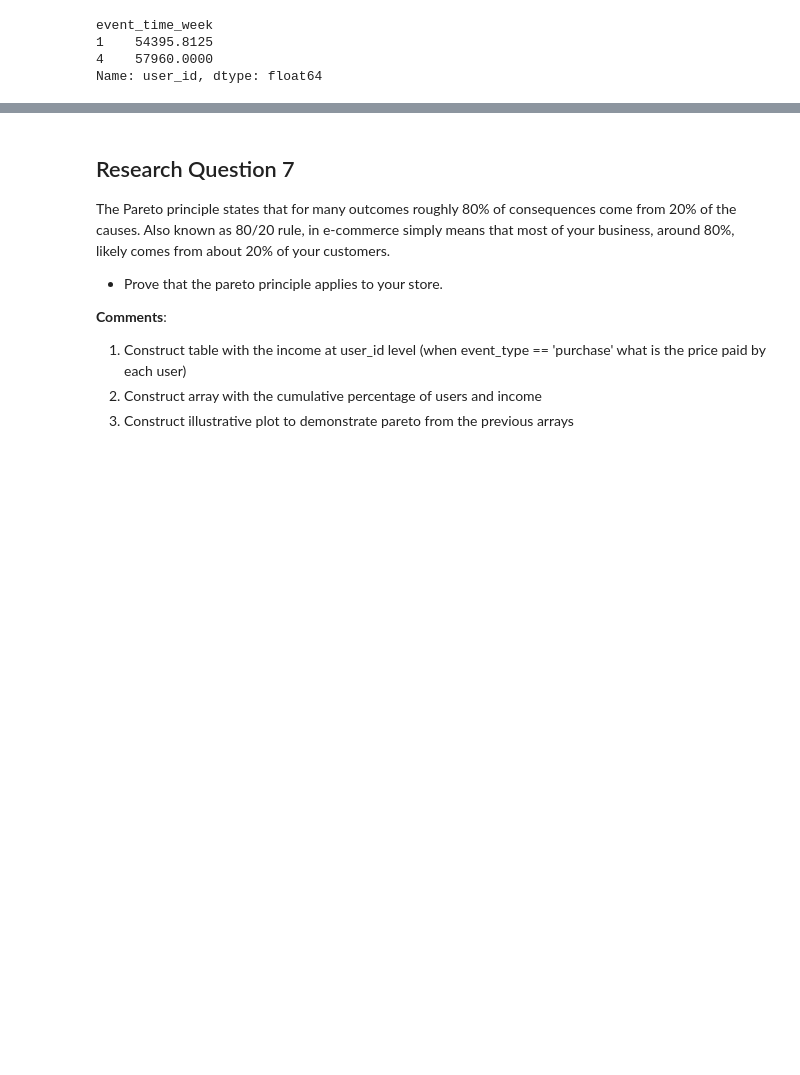
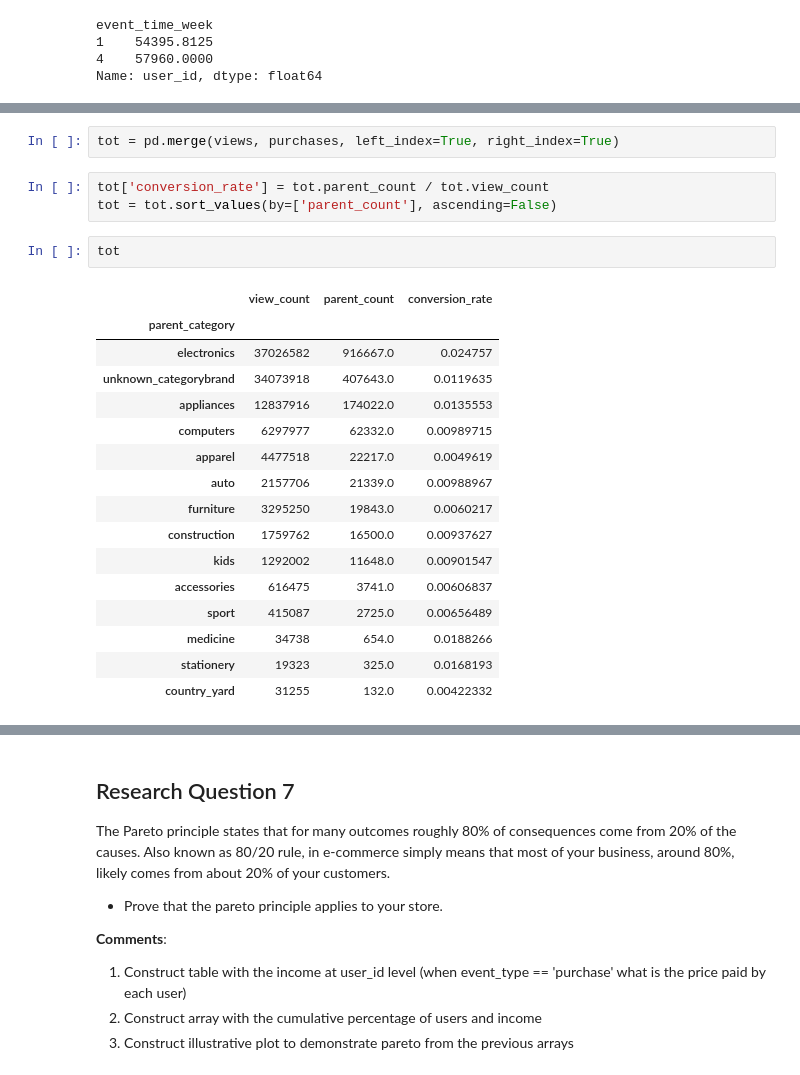
Before and after one commit to ADM-Homework-2/Homework_2, a Jupyter notebook: Main.ipynb, the cells around one changed output, grey strips where cells are left out. Drawn from its saved outputs; the diff is of its cells as text; blank space fills up the shorter version.

```diff
--- a/Main.ipynb
+++ b/Main.ipynb
@@ -393,0 +413,24 @@ Name: purchase_rate, Length: 618, dtype: float64
+# %%
+tot = pd.merge(views, purchases, left_index=True, right_index=True)
+# %%
+tot['conversion_rate'] = tot.parent_count / tot.view_count
+tot = tot.sort_values(by=['parent_count'], ascending=False)
+# %%
+tot
+# %% [output]
+|  | view_count | parent_count | conversion_rate |
+| parent_category |  |  |  |
+| electronics | 37026582 | 916667.0 | 0.024757 |
+| unknown_categorybrand | 34073918 | 407643.0 | 0.0119635 |
+| appliances | 12837916 | 174022.0 | 0.0135553 |
+| computers | 6297977 | 62332.0 | 0.00989715 |
+| apparel | 4477518 | 22217.0 | 0.0049619 |
+| auto | 2157706 | 21339.0 | 0.00988967 |
+| furniture | 3295250 | 19843.0 | 0.0060217 |
+| construction | 1759762 | 16500.0 | 0.00937627 |
+| kids | 1292002 | 11648.0 | 0.00901547 |
+| accessories | 616475 | 3741.0 | 0.00606837 |
+| sport | 415087 | 2725.0 | 0.00656489 |
+| medicine | 34738 | 654.0 | 0.0188266 |
+| stationery | 19323 | 325.0 | 0.0168193 |
+| country_yard | 31255 | 132.0 | 0.00422332 |
```
Also changed, not shown: parts of 21 cells of this notebook, 1 other file.
